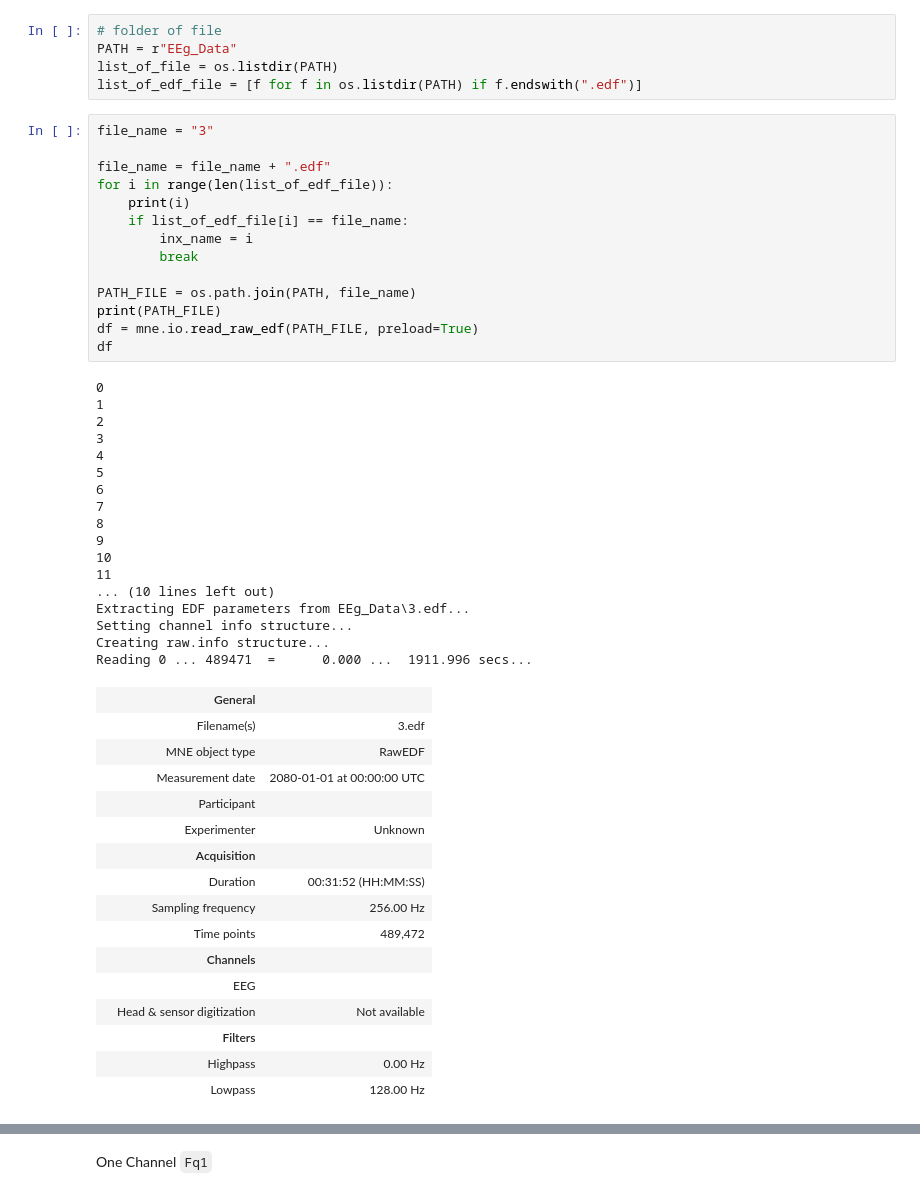
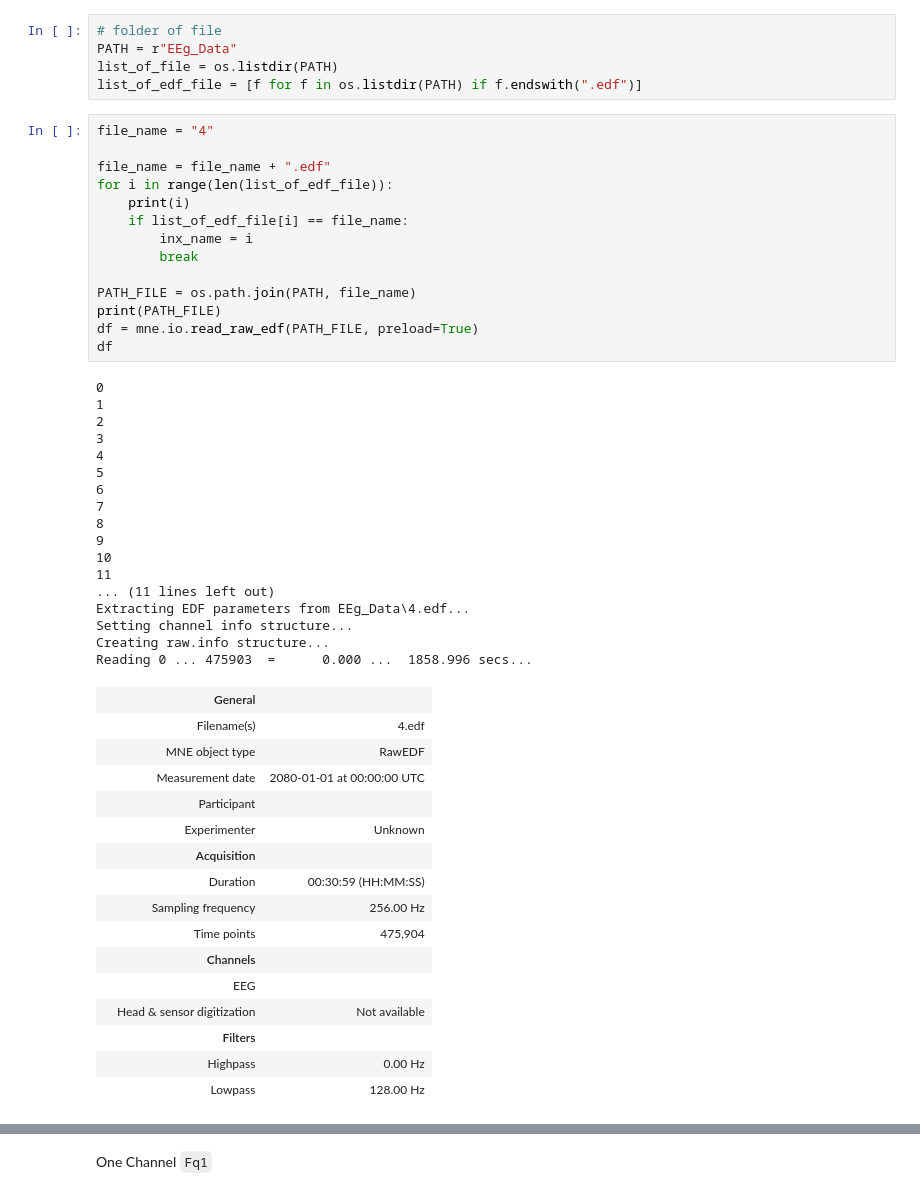
Before and after one commit to Mohsenmohebbi1993/EEG-Signals-From-Normal-and-MCI, a Jupyter notebook: Signal _EEG_data.ipynb, the cells around one changed output, grey strips where cells are left out. Drawn from its saved outputs; the diff is of its cells as text.

```diff
--- a/Signal _EEG_data.ipynb
+++ b/Signal _EEG_data.ipynb
@@ -70,47 +70,47 @@ PATH = r"EEg_Data"
 list_of_file = os.listdir(PATH)
 list_of_edf_file = [f for f in os.listdir(PATH) if f.endswith(".edf")]
 # %%
-file_name = "3"
+file_name = "4"
 
 file_name = file_name + ".edf"
 for i in range(len(list_of_edf_file)):
     print(i)
     if list_of_edf_file[i] == file_name:
         inx_name = i
         break
 
 PATH_FILE = os.path.join(PATH, file_name)
 print(PATH_FILE)
 df = mne.io.read_raw_edf(PATH_FILE, preload=True)
 df
 # %% [output]
 0
 1
 2
 3
 4
 5
 6
 7
 8
 9
 10
 11
-... (10 lines left out)
-Extracting EDF parameters from EEg_Data\3.edf...
+... (11 lines left out)
+Extracting EDF parameters from EEg_Data\4.edf...
 Setting channel info structure...
 Creating raw.info structure...
-Reading 0 ... 489471  =      0.000 ...  1911.996 secs...
+Reading 0 ... 475903  =      0.000 ...  1858.996 secs...
 |  | General |  |
-|  | Filename(s) | 3.edf |
+|  | Filename(s) | 4.edf |
 |  | MNE object type | RawEDF |
 |  | Measurement date | 2080-01-01 at 00:00:00 UTC |
 |  | Participant |  |
 |  | Experimenter | Unknown |
 |  | Acquisition |  |
-|  | Duration | 00:31:52 (HH:MM:SS) |
+|  | Duration | 00:30:59 (HH:MM:SS) |
 |  | Sampling frequency | 256.00 Hz |
-|  | Time points | 489,472 |
+|  | Time points | 475,904 |
 |  | Channels |  |
 |  | EEG |  |
 |  | Head & sensor digitization | Not available |
```
Also changed, not shown: parts of 8 cells of this notebook.
